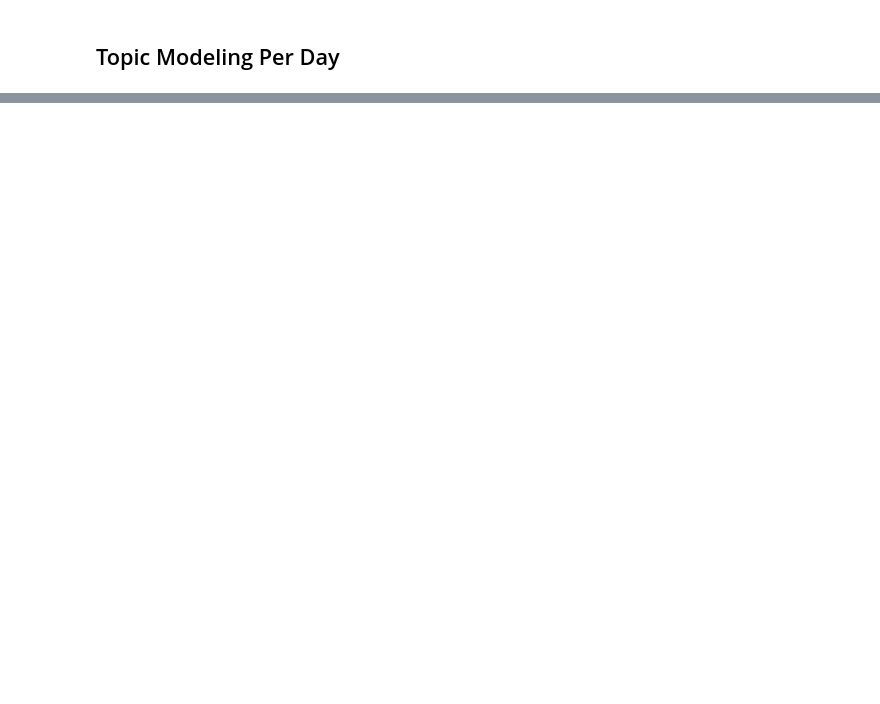
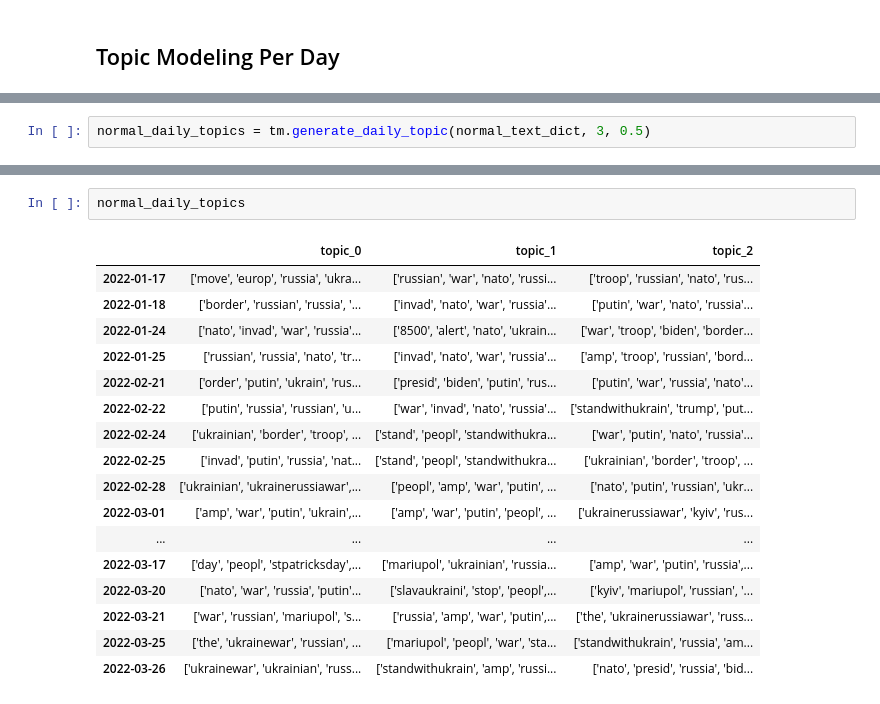
Before and after one commit to JohnnyWang1998/ukraine-russia-tweets-sentiment-analysis-and-topic-modeling, a Jupyter notebook: notebooks/1.0-zy-topic-modeling.ipynb, the cells around one changed output, grey strips where cells are left out. Drawn from its saved outputs; the diff is of its cells as text; blank space fills up the shorter version.

```diff
--- a/notebooks/1.0-zy-topic-modeling.ipynb
+++ b/notebooks/1.0-zy-topic-modeling.ipynb
@@ -464,0 +391,2 @@ daily_topics
+# %%
+normal_daily_topics = tm.generate_daily_topic(normal_text_dict, 3, 0.5)
@@ -464,0 +413,20 @@ daily_topics
+# %%
+normal_daily_topics
+# %% [output]
+|  | topic_0 | topic_1 | topic_2 |
+| 2022-01-17 | ['move', 'europ', 'russia', 'ukra... | ['russian', 'war', 'nato', 'russi... | ['troop', 'russian', 'nato', 'rus... |
+| 2022-01-18 | ['border', 'russian', 'russia', '... | ['invad', 'nato', 'war', 'russia'... | ['putin', 'war', 'nato', 'russia'... |
+| 2022-01-24 | ['nato', 'invad', 'war', 'russia'... | ['8500', 'alert', 'nato', 'ukrain... | ['war', 'troop', 'biden', 'border... |
+| 2022-01-25 | ['russian', 'russia', 'nato', 'tr... | ['invad', 'nato', 'war', 'russia'... | ['amp', 'troop', 'russian', 'bord... |
+| 2022-02-21 | ['order', 'putin', 'ukrain', 'rus... | ['presid', 'biden', 'putin', 'rus... | ['putin', 'war', 'russia', 'nato'... |
+| 2022-02-22 | ['putin', 'russia', 'russian', 'u... | ['war', 'invad', 'nato', 'russia'... | ['standwithukrain', 'trump', 'put... |
+| 2022-02-24 | ['ukrainian', 'border', 'troop', ... | ['stand', 'peopl', 'standwithukra... | ['war', 'putin', 'nato', 'russia'... |
+| 2022-02-25 | ['invad', 'putin', 'russia', 'nat... | ['stand', 'peopl', 'standwithukra... | ['ukrainian', 'border', 'troop', ... |
+| 2022-02-28 | ['ukrainian', 'ukrainerussiawar',... | ['peopl', 'amp', 'war', 'putin', ... | ['nato', 'putin', 'russian', 'ukr... |
+| 2022-03-01 | ['amp', 'war', 'putin', 'ukrain',... | ['amp', 'war', 'putin', 'peopl', ... | ['ukrainerussiawar', 'kyiv', 'rus... |
+| ... | ... | ... | ... |
+| 2022-03-17 | ['day', 'peopl', 'stpatricksday',... | ['mariupol', 'ukrainian', 'russia... | ['amp', 'war', 'putin', 'russia',... |
+| 2022-03-20 | ['nato', 'war', 'russia', 'putin'... | ['slavaukraini', 'stop', 'peopl',... | ['kyiv', 'mariupol', 'russian', '... |
+| 2022-03-21 | ['war', 'russian', 'mariupol', 's... | ['russia', 'amp', 'war', 'putin',... | ['the', 'ukrainerussiawar', 'russ... |
+| 2022-03-25 | ['the', 'ukrainewar', 'russian', ... | ['mariupol', 'peopl', 'war', 'sta... | ['standwithukrain', 'russia', 'am... |
+| 2022-03-26 | ['ukrainewar', 'ukrainian', 'russ... | ['standwithukrain', 'amp', 'russi... | ['nato', 'presid', 'russia', 'bid... |
```
Also changed, not shown: parts of 18 cells of this notebook.
